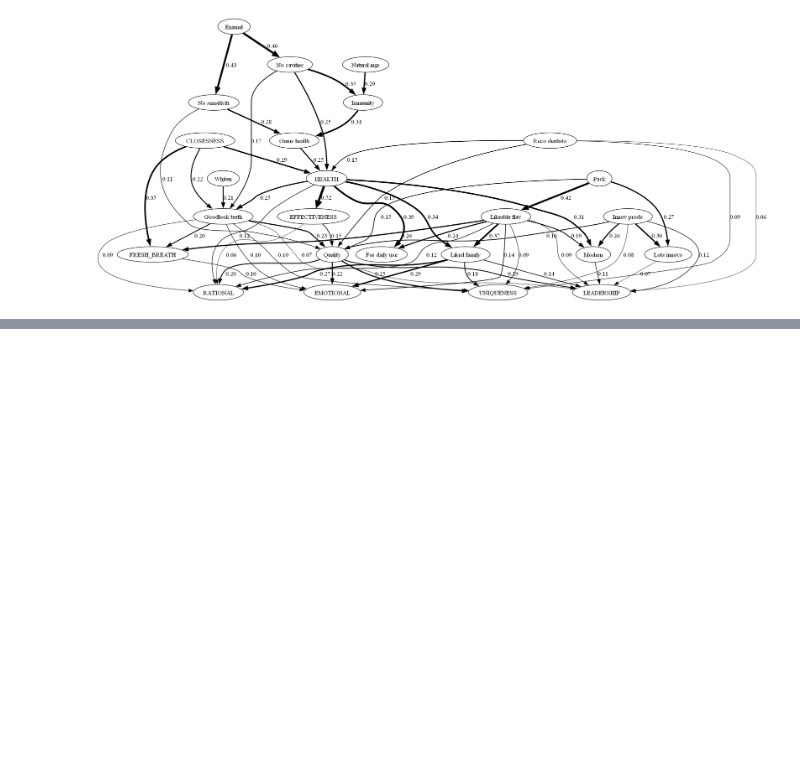
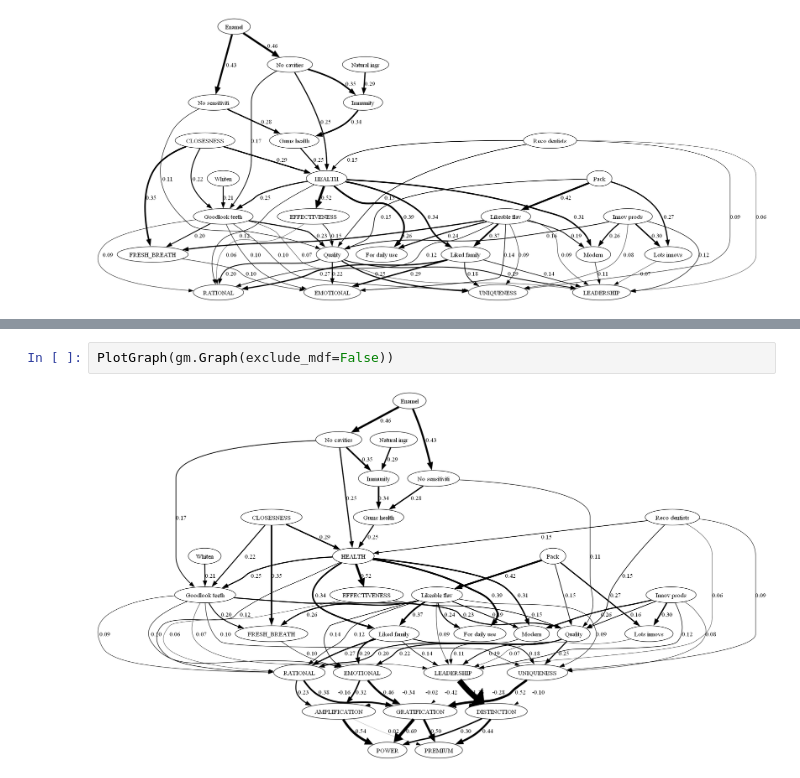
Before and after one commit to woskxmcnvb/BrandImageNetworks, a Jupyter notebook: module_tests.ipynb, the cells around one changed output, grey strips where cells are left out. Cells and saved outputs as stored; diff of their text form; blank space fills up the shorter version.

```diff
--- a/module_tests.ipynb
+++ b/module_tests.ipynb
@@ -118,0 +135,4 @@ PlotGraph(gm.Graph(add_pls_weights=True))
+# %%
+PlotGraph(gm.Graph(exclude_mdf=False))
+# %% [output]
+[figure, added]
```
Also changed, not shown: parts of 11 cells of this notebook, 4 other files.
